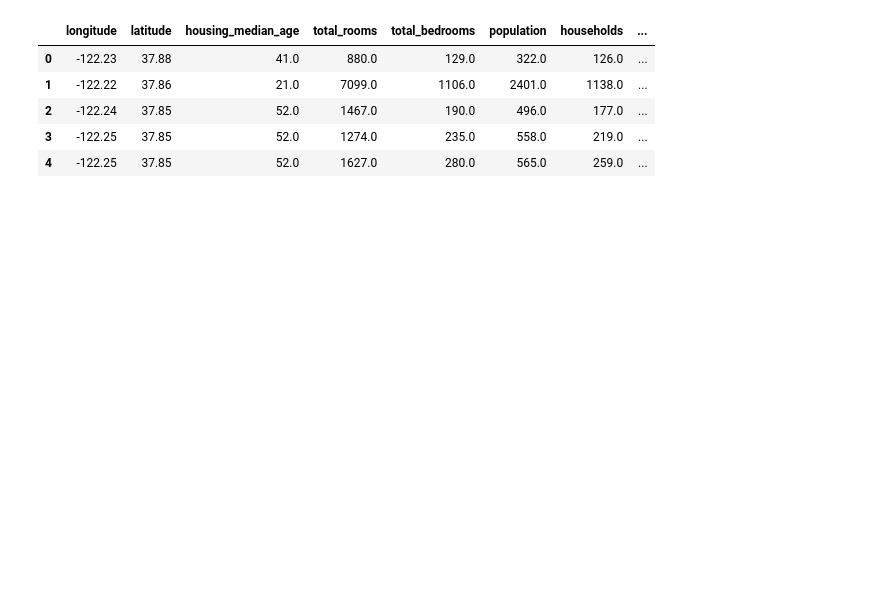
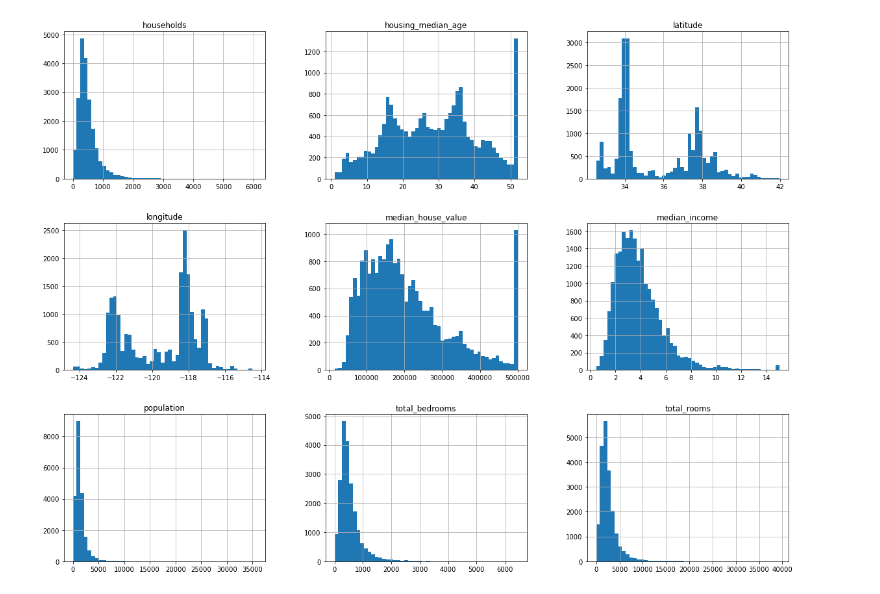
Before and after one commit to cwsaunders/ai-ml, a Jupyter notebook: educational/labs/hands_on_ml_exercises/Chp_2_ML_Proj.ipynb, the cells around one changed output. Cells and saved outputs as stored; diff of their text form; code cells hidden in the pictures; blank space fills up the shorter version.

```diff
--- a/educational/labs/hands_on_ml_exercises/Chp_2_ML_Proj.ipynb
+++ b/educational/labs/hands_on_ml_exercises/Chp_2_ML_Proj.ipynb
@@ -1,35 +1,37 @@
 # %%
 import os
 import tarfile
 from six.moves import urllib
 import pandas as pd
+import matplotlib.pyplot as plt
 
 DOWNLOAD_ROOT = "https://raw.githubusercontent.com/ageron/handson-ml2/master/"
 HOUSING_PATH = os.path.join("datasets","housing")
 HOUSING_URL = DOWNLOAD_ROOT + "datasets/housing/housing.tgz"
 
 def fetch_housing_data(housing_url=HOUSING_URL, housing_path=HOUSING_PATH):
     if not os.path.isdir(housing_path):
         os.makedirs(housing_path)
     tgz_path = os.path.join(housing_path,"housing.tgz")
     urllib.request.urlretrieve(housing_url,tgz_path)
     housing_tgz = tarfile.open(tgz_path)
     housing_tgz.extractall(path=housing_path)
     housing_tgz.close()
 
 def load_housing_data(housing_path=HOUSING_PATH):
     fetch_housing_data()
     csv_path=os.path.join(housing_path,"housing.csv")
     return pd.read_csv(csv_path)
 
 
 housing = load_housing_data()
-housing.head()
-# housing.info()
+
+# housing.head() # First 5 records shown
+# housing.info() # Info function
+# housing.describe() # describe function
+
+# Histogram for data
+housing.hist(bins=50, figsize=(20,15))
+plt.show()
 # %% [output]
-|  | longitude | latitude | housing_median_age | total_rooms | total_bedrooms | population | households | ... |
-| 0 | -122.23 | 37.88 | 41.0 | 880.0 | 129.0 | 322.0 | 126.0 | ... |
-| 1 | -122.22 | 37.86 | 21.0 | 7099.0 | 1106.0 | 2401.0 | 1138.0 | ... |
-| 2 | -122.24 | 37.85 | 52.0 | 1467.0 | 190.0 | 496.0 | 177.0 | ... |
-| 3 | -122.25 | 37.85 | 52.0 | 1274.0 | 235.0 | 558.0 | 219.0 | ... |
-| 4 | -122.25 | 37.85 | 52.0 | 1627.0 | 280.0 | 565.0 | 259.0 | ... |
+[figure, added]
```
